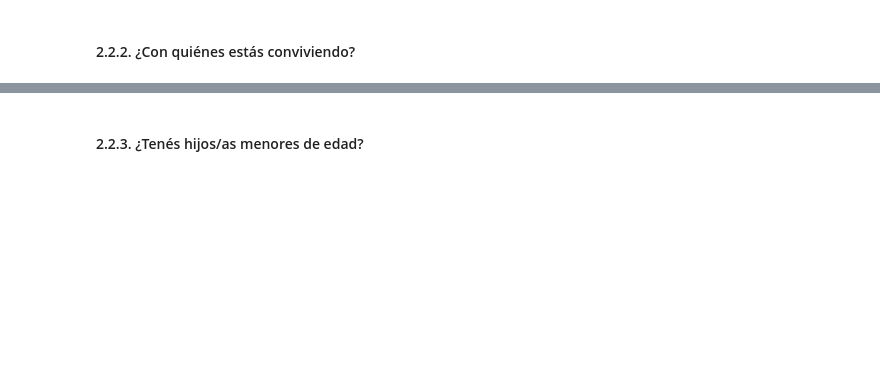
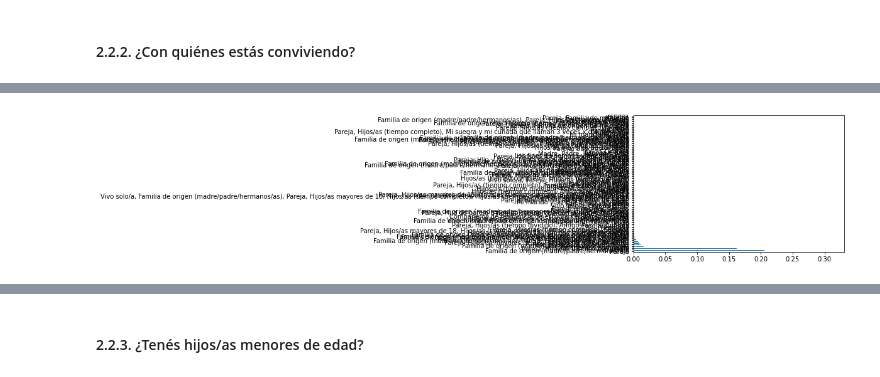
Before and after one commit to SebastianESaavedra/openqube-sueldos, a Jupyter notebook: pipeline/covid-analysis.ipynb, the cells around one changed output, grey strips where cells are left out. Cells and saved outputs as stored; diff of their text form; code cells hidden in the pictures; blank space fills up the shorter version.

```diff
--- a/pipeline/covid-analysis.ipynb
+++ b/pipeline/covid-analysis.ipynb
@@ -247,0 +270,9 @@ gph.plot.barh();
+# %%
+aux = df.copy()
+
+gph = aux["con_quienes_convivis"].value_counts(normalize=True, sort=True)
+gph.plot.barh();
+
+charts["convivencia_cuali"] = to_rechart(gph, 5)
+# %% [output]
+[figure, added]
```
Also changed, not shown: parts of 6 cells of this notebook.
